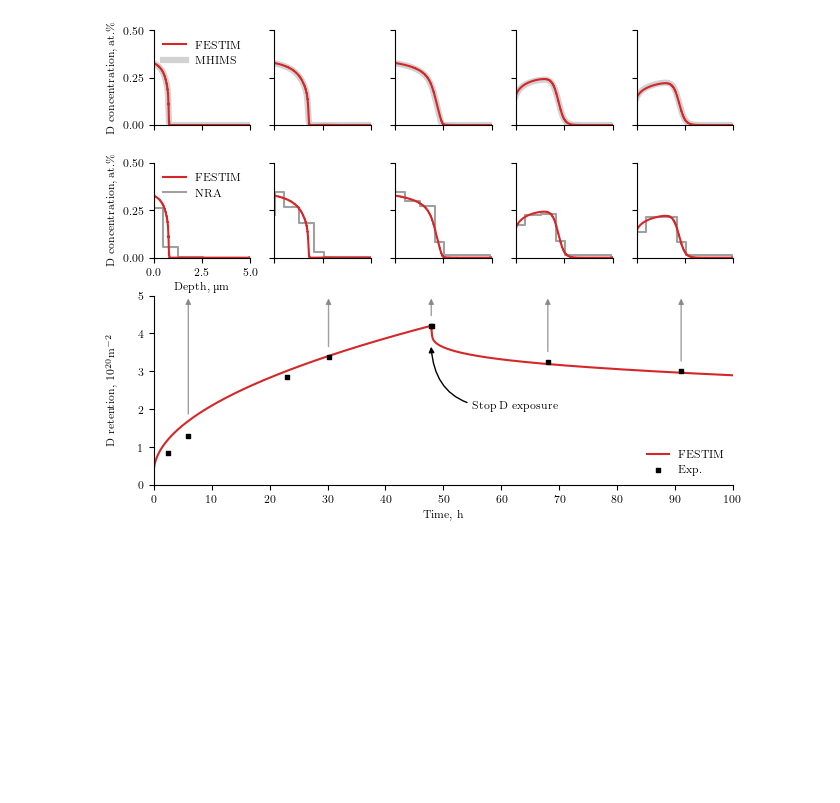
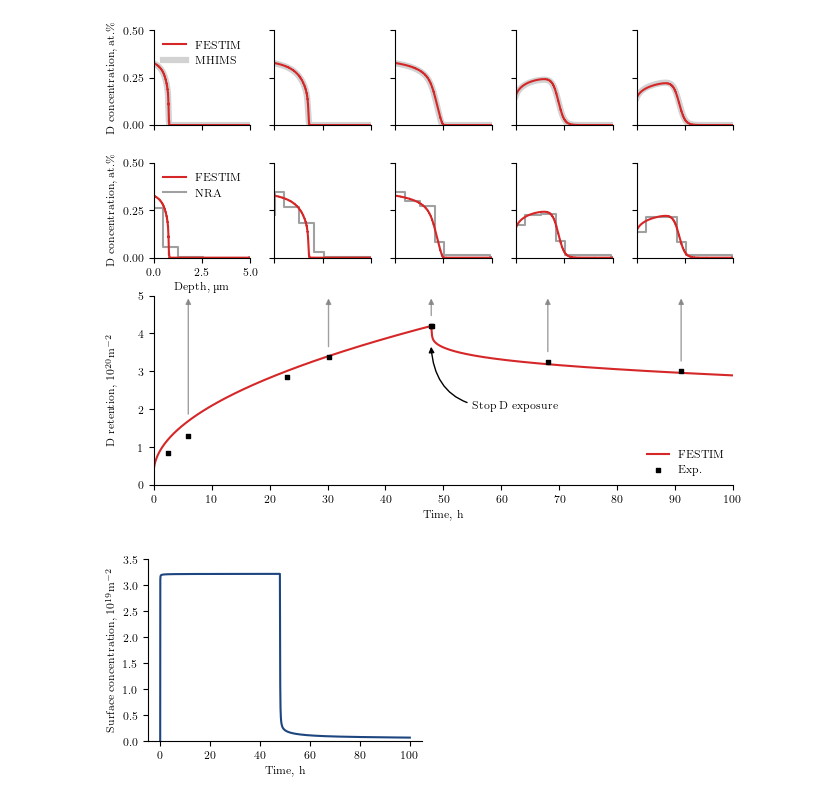
Before and after one commit to KulaginVladimir/FESTIM-SurfaceKinetics-Validation, a Jupyter notebook: D_damagedW/D_damagedW.ipynb, the cells around one changed output. Drawn from its saved outputs; the diff is of its cells as text; code cells hidden in the pictures; blank space fills up the shorter version.

Commit message:
upd model and new figure

```diff
--- a/D_damagedW/D_damagedW.ipynb
+++ b/D_damagedW/D_damagedW.ipynb
@@ -607,3 +625,23 @@ fig.align_ylabels()
 plt.show()
 # %% [output]
 [figure]
+# %%
+from pypalettes import load_cmap
+
+cmap = load_cmap("Sunset2", reverse=False)
+
+fig, ax = plt.subplots(figsize=(90*mm2inch, 60*mm2inch))
+
+surf_conc = np.array(derived_quantities[1].data)
+t = np.array(derived_quantities.t)
+
+ax.plot(t/3600, surf_conc/1e19, color=cmap(0), lw=1.5)
+
+ax.set_ylim(0,3.5)
+ax.set_ylabel(r"Surface concentration, $10^{19}\si{m^{-2}}$")
+ax.set_xlabel("Time, h")
+
+remove_spines(ax)
+plt.show()
+# %% [output]
+[figure, added]
```
Also changed, not shown: parts of 4 cells of this notebook.
